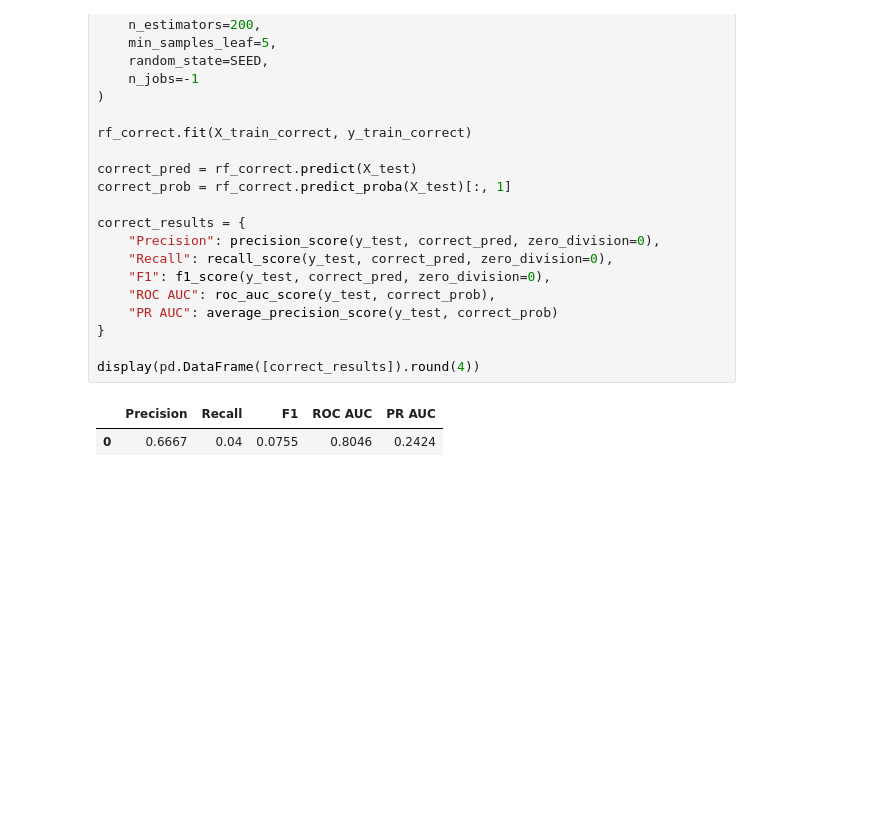
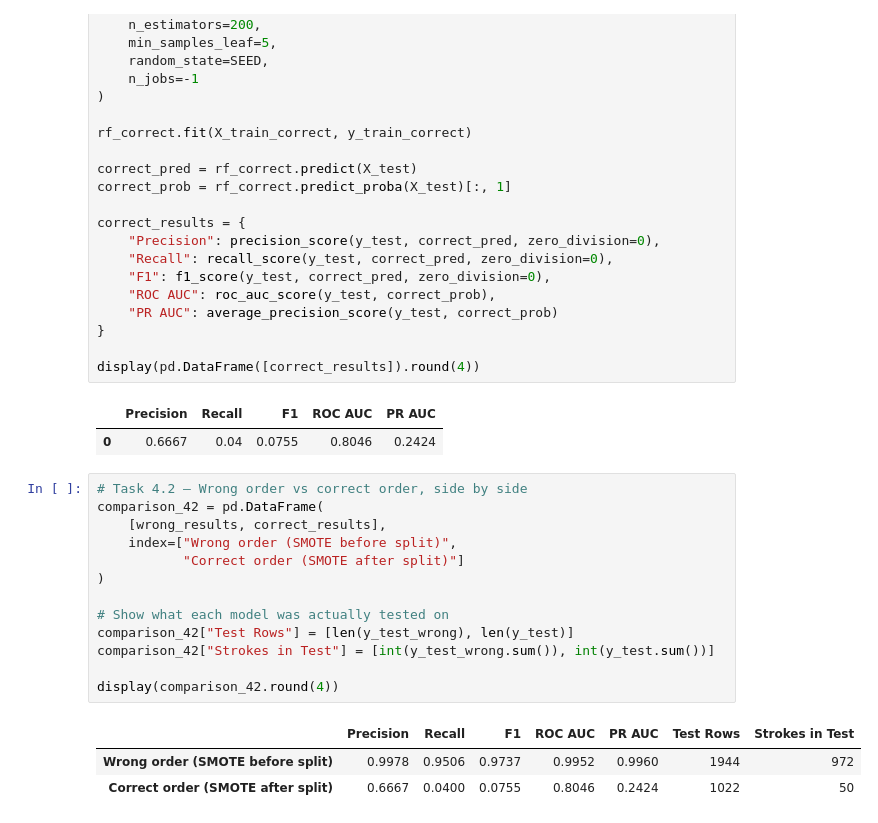
Before and after one commit to Ritika-Lund/Machine-learning-Lab, a Jupyter notebook: LAB 09/ML_LAB9_Ritika_H.ipynb, the cells around one changed output. Saved outputs shown, nothing was run; the diff lists cells and outputs as text; blank space fills up the shorter version.

```diff
--- a/LAB 09/ML_LAB9_Ritika_H.ipynb
+++ b/LAB 09/ML_LAB9_Ritika_H.ipynb
@@ -865,3 +869,20 @@ display(pd.DataFrame([correct_results]).round(4))
 # %% [output]
 |  | Precision | Recall | F1 | ROC AUC | PR AUC |
 | 0 | 0.6667 | 0.04 | 0.0755 | 0.8046 | 0.2424 |
+# %%
+# Task 4.2 — Wrong order vs correct order, side by side
+comparison_42 = pd.DataFrame(
+    [wrong_results, correct_results],
+    index=["Wrong order (SMOTE before split)",
+           "Correct order (SMOTE after split)"]
+)
+
+# Show what each model was actually tested on
+comparison_42["Test Rows"] = [len(y_test_wrong), len(y_test)]
+comparison_42["Strokes in Test"] = [int(y_test_wrong.sum()), int(y_test.sum())]
+
+display(comparison_42.round(4))
+# %% [output]
+|  | Precision | Recall | F1 | ROC AUC | PR AUC | Test Rows | Strokes in Test |
+| Wrong order (SMOTE before split) | 0.9978 | 0.9506 | 0.9737 | 0.9952 | 0.9960 | 1944 | 972 |
+| Correct order (SMOTE after split) | 0.6667 | 0.0400 | 0.0755 | 0.8046 | 0.2424 | 1022 | 50 |
```
Also changed, not shown: parts of 23 cells of this notebook.
